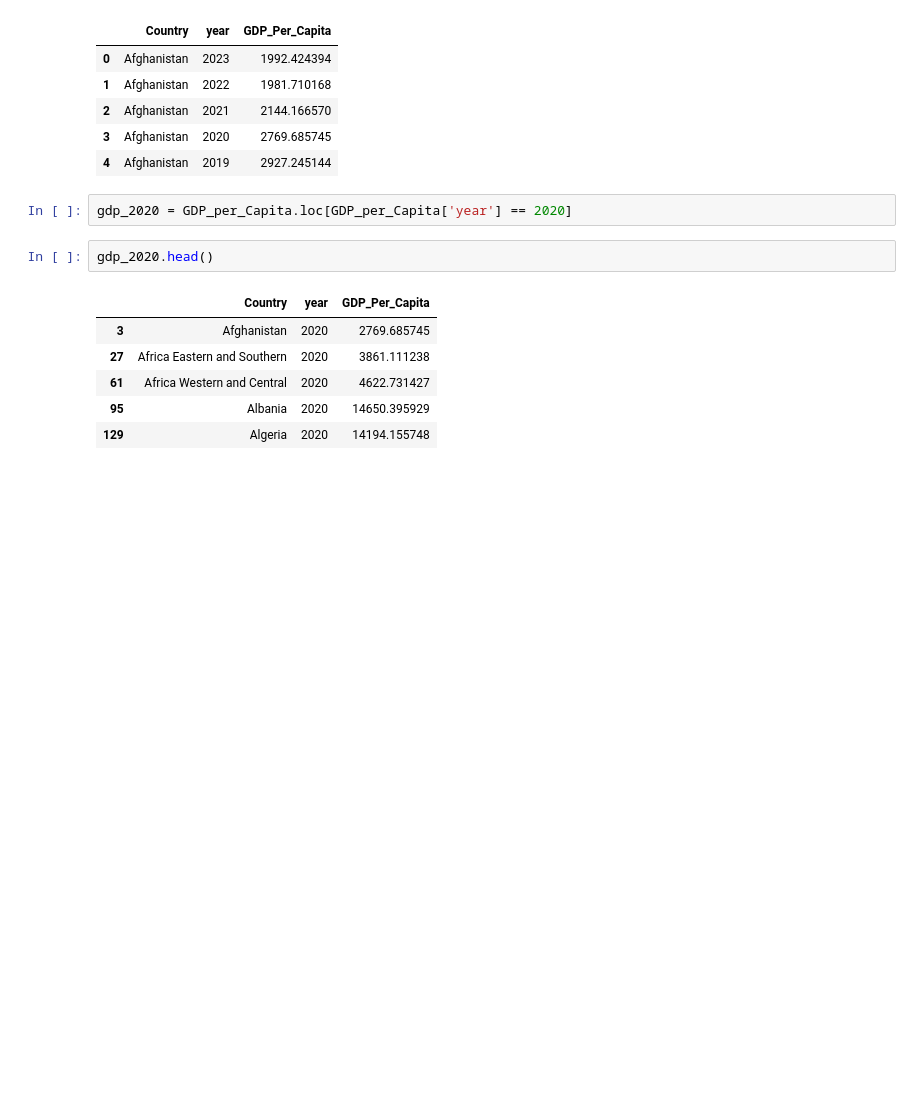
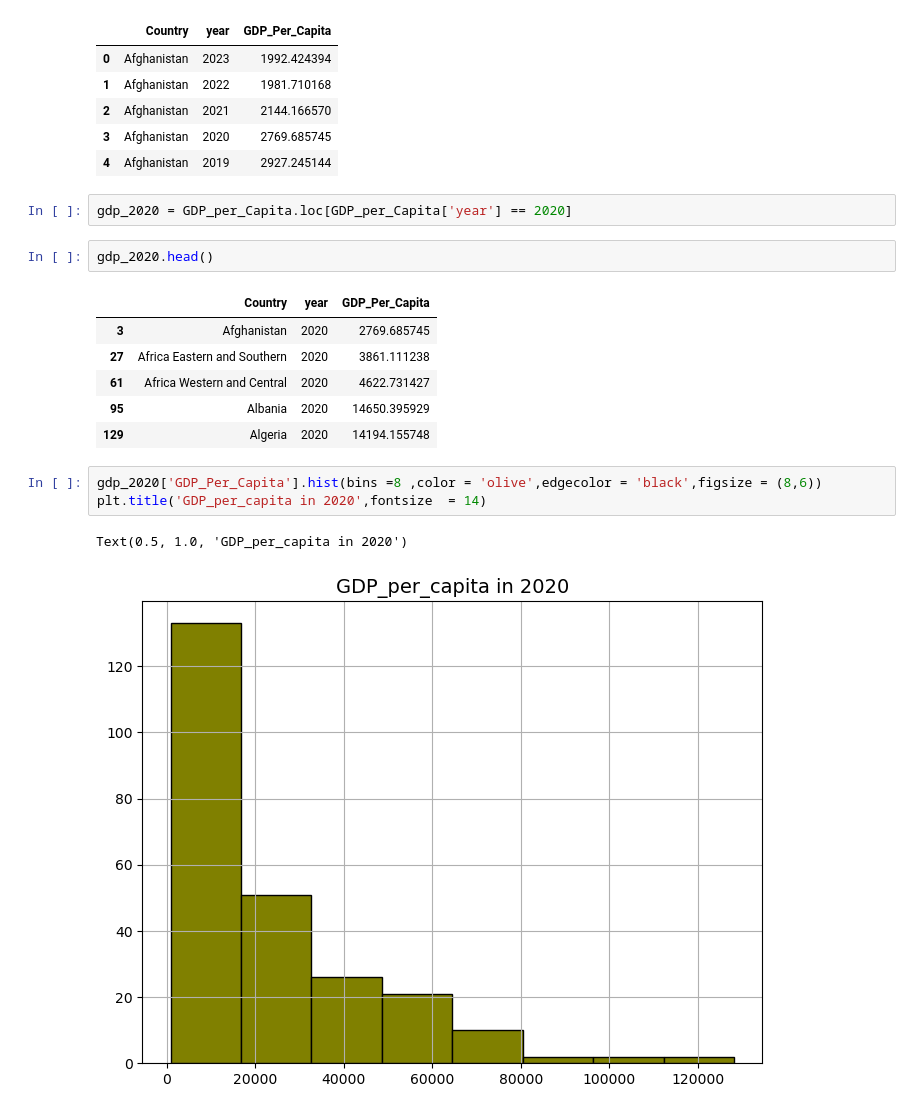
Before and after one commit to NSS-Full-Time-Data-Analytics-16/un-project-jyothigutiikonda, a Jupyter notebook: notebook/UN_Project.ipynb, the cells around one changed output. Cells and saved outputs as stored; diff of their text form; blank space fills up the shorter version.

```diff
--- a/notebook/UN_Project.ipynb
+++ b/notebook/UN_Project.ipynb
@@ -134,3 +192,9 @@ gdp_2020.head()
 | 61 | Africa Western and Central | 2020 | 4622.731427 |
 | 95 | Albania | 2020 | 14650.395929 |
 | 129 | Algeria | 2020 | 14194.155748 |
+# %%
+gdp_2020['GDP_Per_Capita'].hist(bins =8 ,color = 'olive',edgecolor = 'black',figsize = (8,6))
+plt.title('GDP_per_capita in 2020',fontsize  = 14)
+# %% [output]
+Text(0.5, 1.0, 'GDP_per_capita in 2020')
+[figure, added]
```
Also changed, not shown: parts of 13 cells of this notebook.
